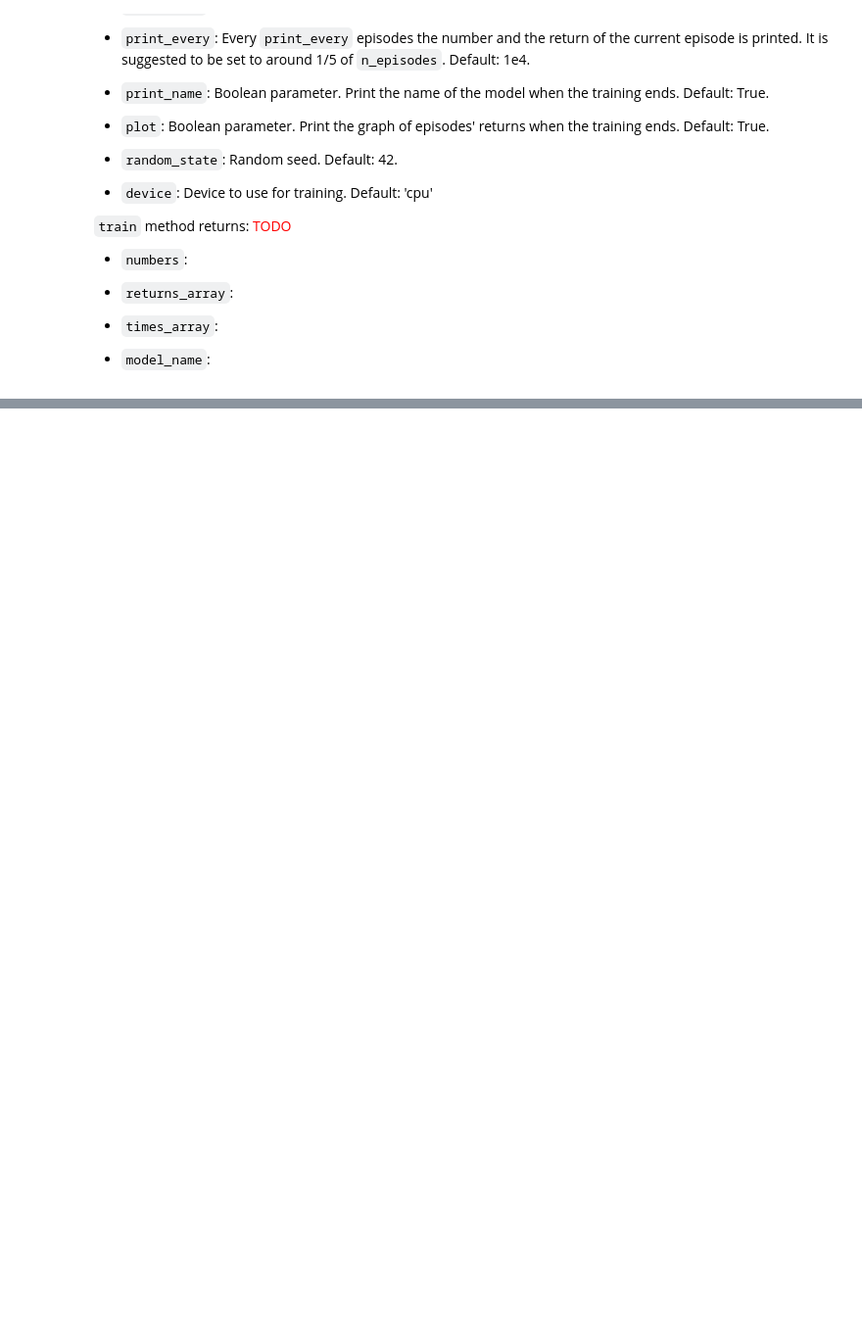
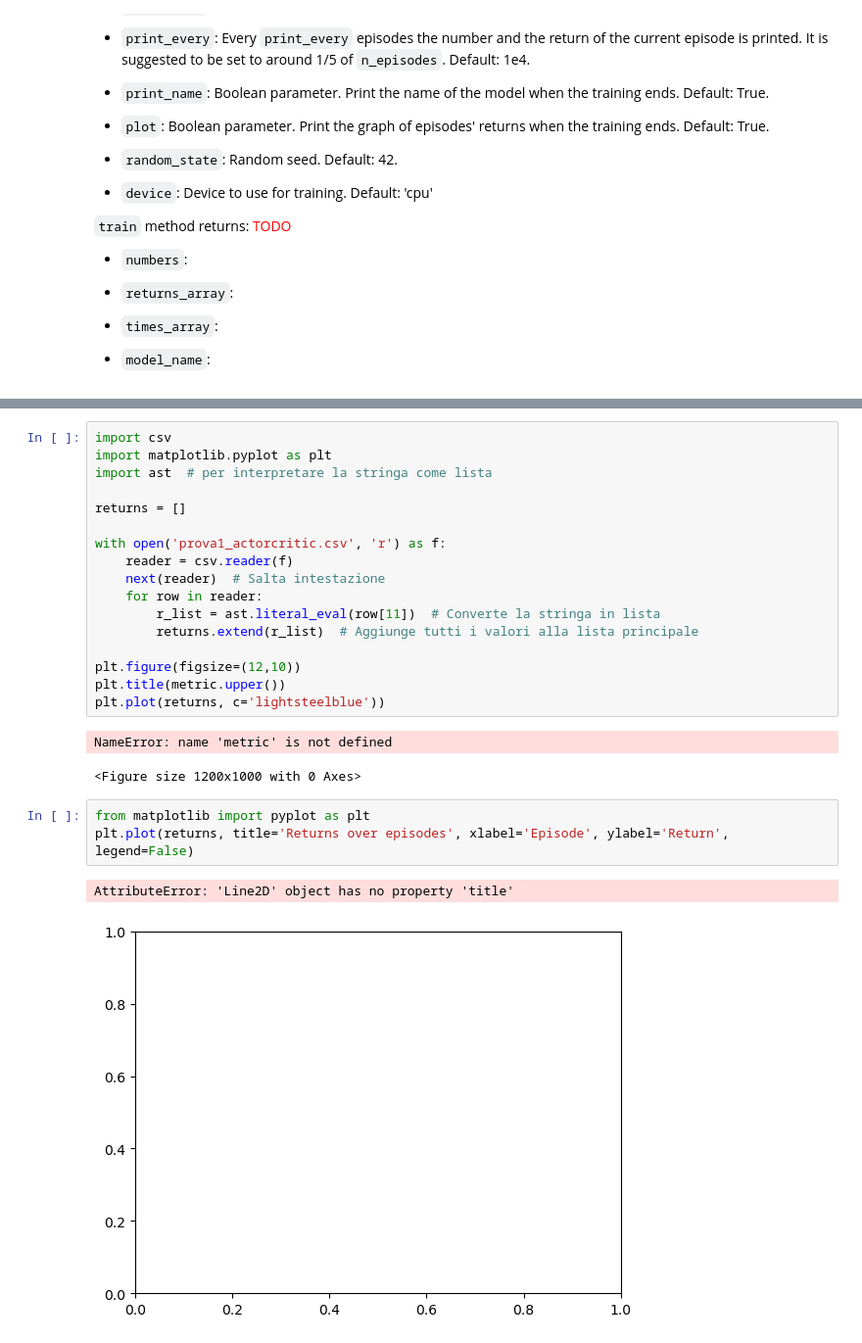
Before and after one commit to MaddalenaGhiotti/ReinforcementLearningProject, a Jupyter notebook: main_Letizia.ipynb, the cells around one changed output, grey strips where cells are left out. Shown: that part at 98% size. Drawn from its saved outputs; the diff is of its cells as text; blank space fills up the shorter version.

```diff
--- a/main_Letizia.ipynb
+++ b/main_Letizia.ipynb
@@ -65,0 +60,26 @@ KeyboardInterrupt:
+# %%
+import csv
+import matplotlib.pyplot as plt
+import ast  # per interpretare la stringa come lista
+
+returns = []
+
+with open('prova1_actorcritic.csv', 'r') as f:
+    reader = csv.reader(f)
+    next(reader)  # Salta intestazione
+    for row in reader:
+        r_list = ast.literal_eval(row[11])  # Converte la stringa in lista
+        returns.extend(r_list)  # Aggiunge tutti i valori alla lista principale
+
+plt.figure(figsize=(12,10))
+plt.title(metric.upper())
+plt.plot(returns, c='lightsteelblue'))
+# %% [output]
+NameError: name 'metric' is not defined
+<Figure size 1200x1000 with 0 Axes>
+# %%
+from matplotlib import pyplot as plt
+plt.plot(returns, title='Returns over episodes', xlabel='Episode', ylabel='Return', legend=False)
+# %% [output]
+AttributeError: 'Line2D' object has no property 'title'
+[figure, added]
```
Also changed, not shown: parts of 2 cells of this notebook, 4 other files.
